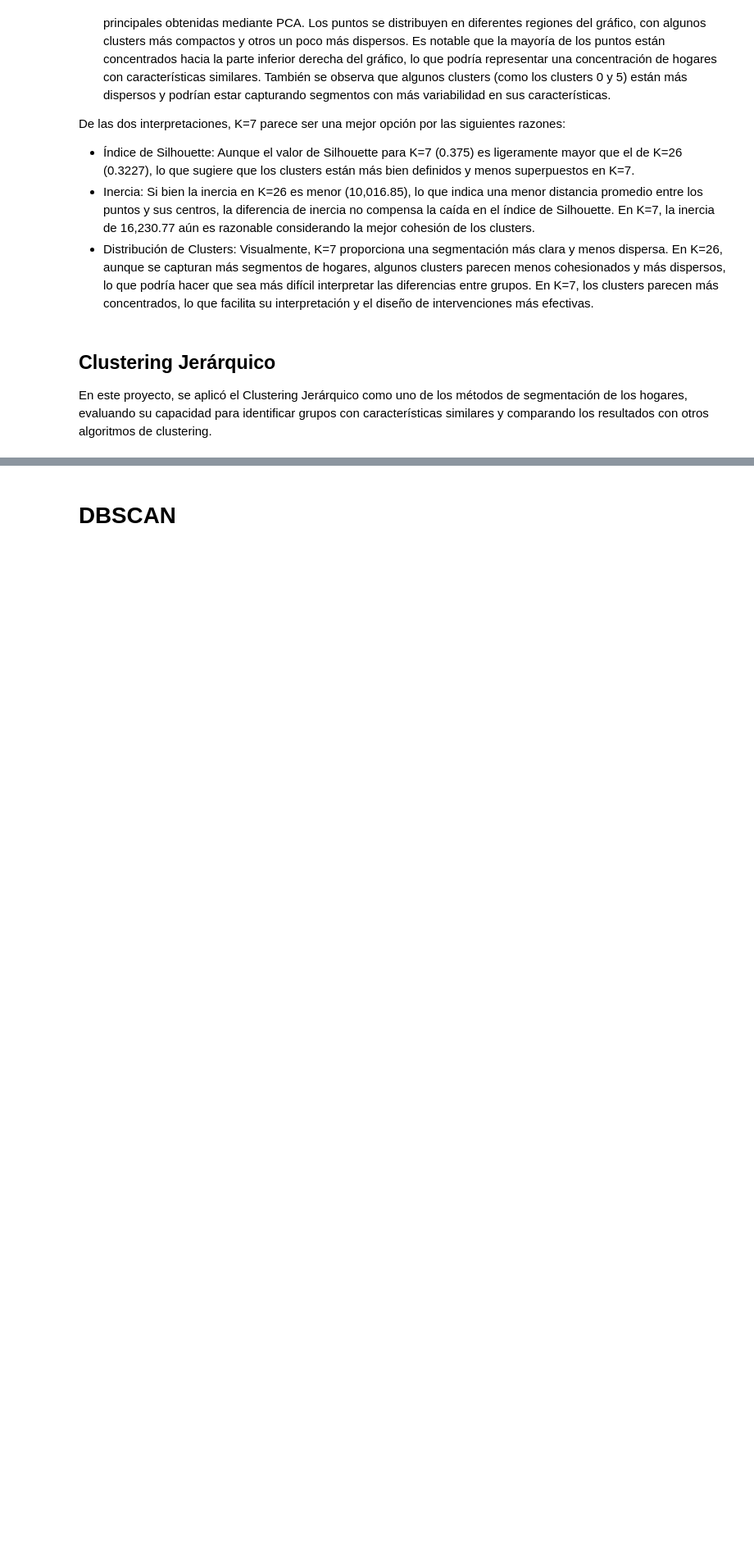
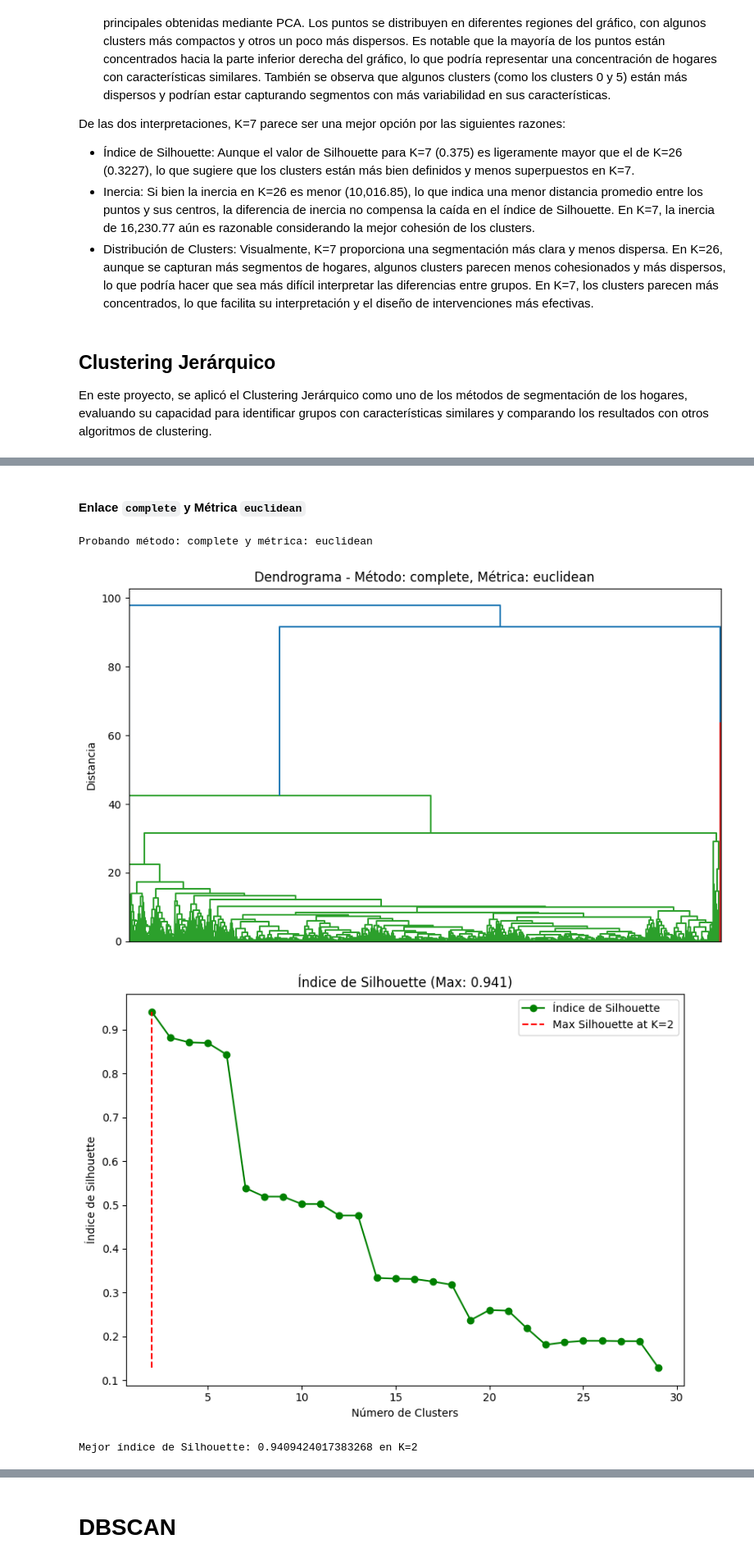
Before and after one commit to kellyninor/ProyectoCare, a Jupyter notebook: code/segmentacion.ipynb, the cells around one changed output, grey strips where cells are left out. Shown at 82% size. Saved outputs shown, nothing was run; the diff lists cells and outputs as text; code cells hidden in the pictures; blank space fills up the shorter version.

```diff
--- a/code/segmentacion.ipynb
+++ b/code/segmentacion.ipynb
@@ -955,0 +928,13 @@ Probando método: ward y métrica: euclidean
+# %% [markdown]
+#### Enlace `complete` y Métrica `euclidean`
+# %%
+pruebas = [('complete', 'euclidean') ]
+
+for metodo, metric in pruebas:
+    print(f'\nProbando método: {metodo} y métrica: {metric}')
+    clustering_jerarquico(data_pca_sampled, metodo, metric)
+# %% [output]
+Probando método: complete y métrica: euclidean
+[figure, added]
+[figure, added]
+Mejor índice de Silhouette: 0.9409424017383268 en K=2
```
Also changed, not shown: parts of 13 cells of this notebook, 3 other files.
